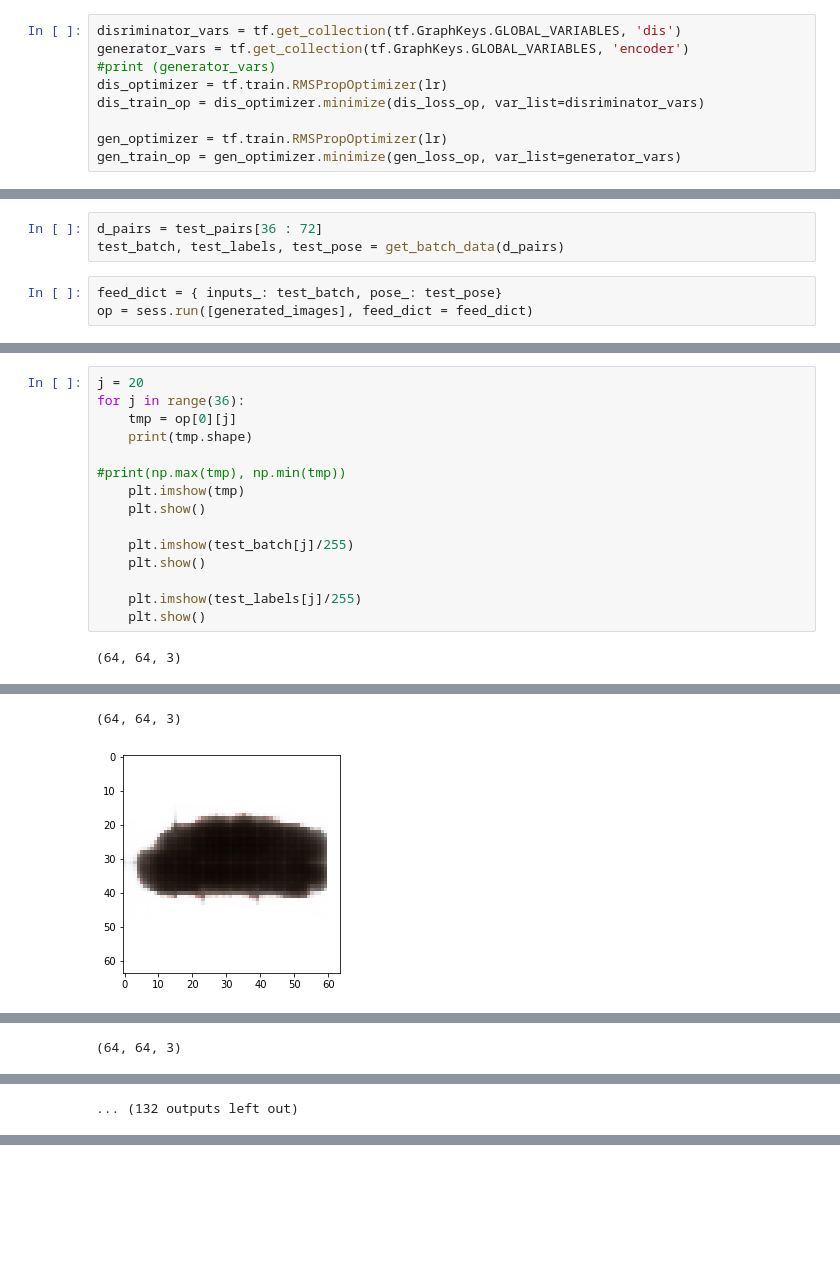
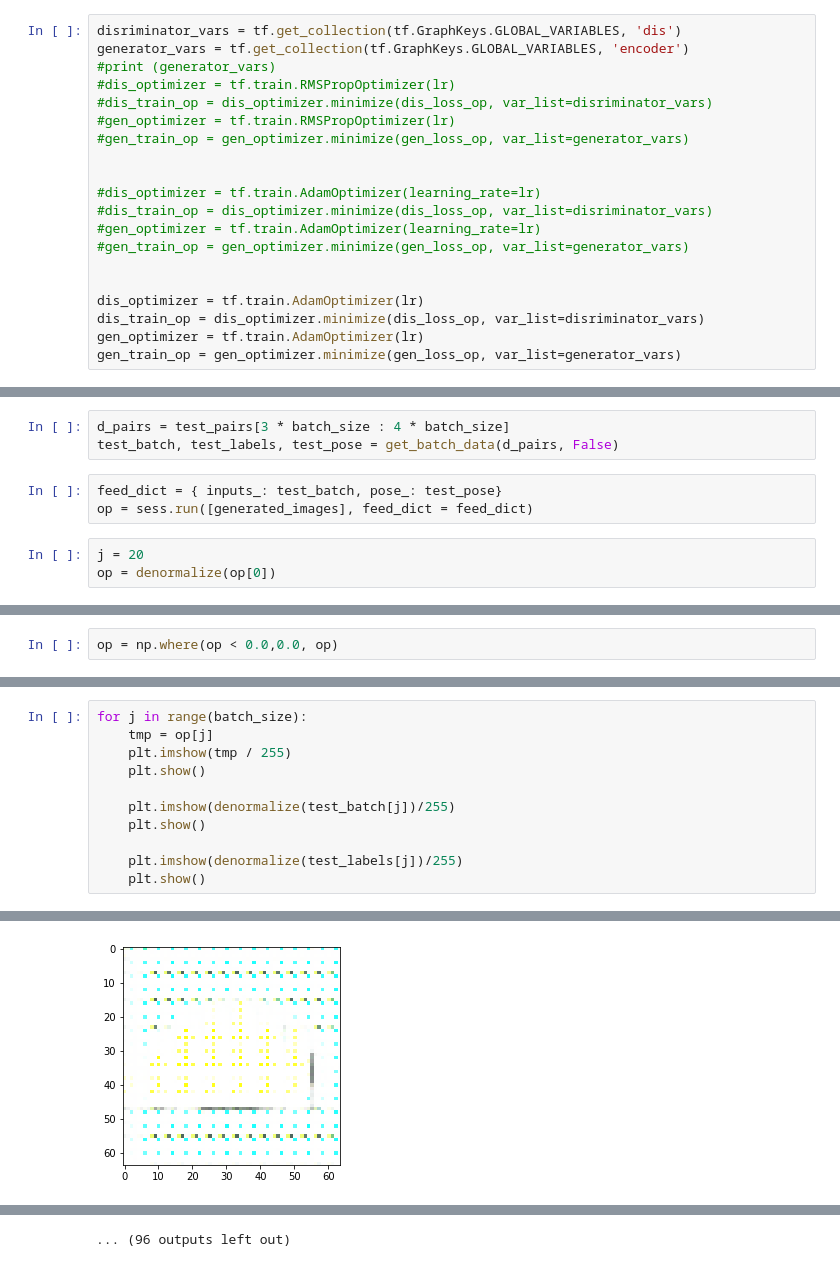
Before and after one commit to Chinmay26/Multi-Viewpoint-Image-generation, a Jupyter notebook: trainers/GAN-processed_dataset.ipynb, the cells around one changed output, grey strips where cells are left out. Cells and saved outputs as stored; diff of their text form; blank space fills up the shorter version.

Commit message:
Add trainer changes - tanh, optimizer, normalization to -1,1

```diff
--- a/trainers/GAN-processed_dataset.ipynb
+++ b/trainers/GAN-processed_dataset.ipynb
@@ -280,10 +347,21 @@ Tensor("input:0", shape=(36, 64, 64, 3), dtype=float32)
 disriminator_vars = tf.get_collection(tf.GraphKeys.GLOBAL_VARIABLES, 'dis')
 generator_vars = tf.get_collection(tf.GraphKeys.GLOBAL_VARIABLES, 'encoder')
 #print (generator_vars)
-dis_optimizer = tf.train.RMSPropOptimizer(lr)
+#dis_optimizer = tf.train.RMSPropOptimizer(lr)
+#dis_train_op = dis_optimizer.minimize(dis_loss_op, var_list=disriminator_vars)
+#gen_optimizer = tf.train.RMSPropOptimizer(lr)
+#gen_train_op = gen_optimizer.minimize(gen_loss_op, var_list=generator_vars)
+
+
+#dis_optimizer = tf.train.AdamOptimizer(learning_rate=lr)
+#dis_train_op = dis_optimizer.minimize(dis_loss_op, var_list=disriminator_vars)
+#gen_optimizer = tf.train.AdamOptimizer(learning_rate=lr)
+#gen_train_op = gen_optimizer.minimize(gen_loss_op, var_list=generator_vars)
+
+
+dis_optimizer = tf.train.AdamOptimizer(lr)
 dis_train_op = dis_optimizer.minimize(dis_loss_op, var_list=disriminator_vars)
-
-gen_optimizer = tf.train.RMSPropOptimizer(lr)
+gen_optimizer = tf.train.AdamOptimizer(lr)
 gen_train_op = gen_optimizer.minimize(gen_loss_op, var_list=generator_vars)
 # %%
 sess = tf.Session()
@@ -373,6 +467,9 @@ pose = np.array(pose, dtype=np.float32)
 # %%
-d_pairs = test_pairs[36 : 72]
-test_batch, test_labels, test_pose = get_batch_data(d_pairs)
+d_pairs = test_pairs[3 * batch_size : 4 * batch_size]
+test_batch, test_labels, test_pose = get_batch_data(d_pairs, False)
 # %%
 feed_dict = { inputs_: test_batch, pose_: test_pose}
 op = sess.run([generated_images], feed_dict = feed_dict)
+# %%
+j = 20
+op = denormalize(op[0])
@@ -378,0 +484,2 @@ op = sess.run([generated_images], feed_dict = feed_dict)
+# %%
+op = np.where(op < 0.0,0.0, op)
@@ -379,17 +490,12 @@ op = sess.run([generated_images], feed_dict = feed_dict)
 # %%
-j = 20
-for j in range(36):
-    tmp = op[0][j]
-    print(tmp.shape)
-
-#print(np.max(tmp), np.min(tmp))
-    plt.imshow(tmp)
+for j in range(batch_size):
+    tmp = op[j]
+    plt.imshow(tmp / 255)
     plt.show()
 
-    plt.imshow(test_batch[j]/255)
+    plt.imshow(denormalize(test_batch[j])/255)
     plt.show()
 
-    plt.imshow(test_labels[j]/255)
+    plt.imshow(denormalize(test_labels[j])/255)
     plt.show()
 # %% [output]
-(64, 64, 3)
@@ -399,2 +505 @@ for j in range(36):
-(64, 64, 3)
-[figure, old version]
+[figure, new version]
@@ -403 +507,0 @@ for j in range(36):
-(64, 64, 3)
@@ -407 +510,0 @@ for j in range(36):
-... (132 outputs left out)
@@ -407,0 +514 @@ for j in range(36):
+... (96 outputs left out)
```
Also changed, not shown: parts of 20 cells of this notebook.
